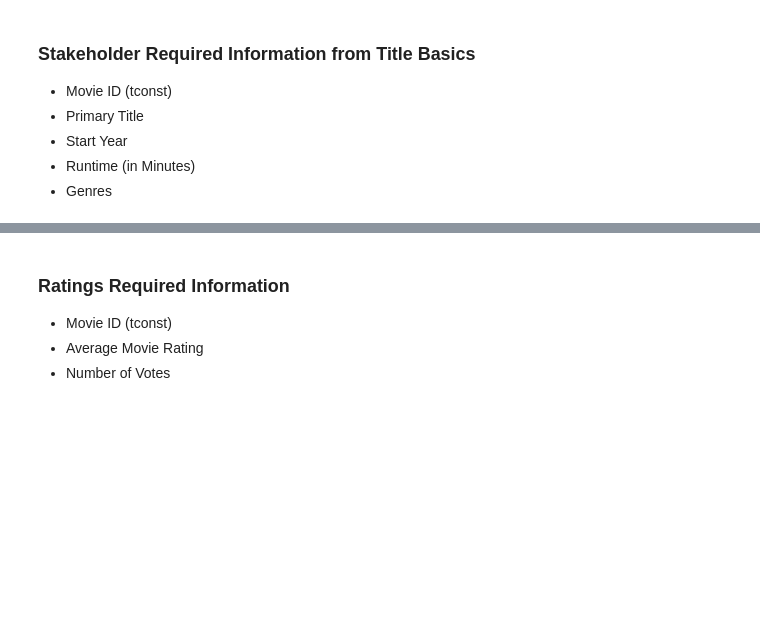
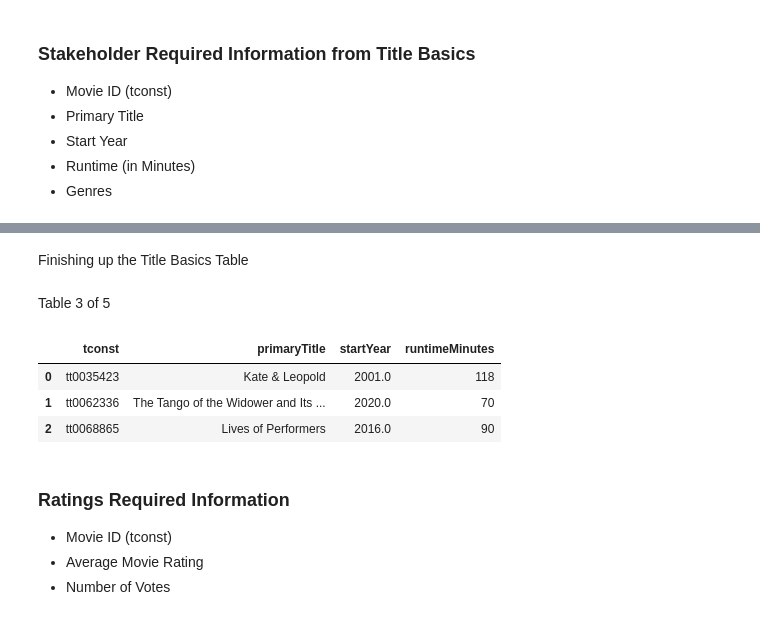
Before and after one commit to daisy-rivera/Movie-Analysis, a Jupyter notebook: Movies Project Pt 3.3 - Create SQL Database.ipynb, the cells around one changed output, grey strips where cells are left out. Saved outputs shown, nothing was run; the diff lists cells and outputs as text; code cells hidden in the pictures; blank space fills up the shorter version.

```diff
--- a/Movies Project Pt 3.3 - Create SQL Database.ipynb
+++ b/Movies Project Pt 3.3 - Create SQL Database.ipynb
@@ -238,6 +253,18 @@ genres.head()
+# %% [markdown]
+Finishing up the Title Basics Table
 # %%
 #drop genres_split and genres from basics column
 basics.drop(columns=['genres_split','genres'],inplace=True)
+# %% [markdown]
+Table 3 of 5
+# %%
+#displaying the final title basics df for the database
+basics.head(3)
+# %% [output]
+|  | tconst | primaryTitle | startYear | runtimeMinutes |
+| 0 | tt0035423 | Kate & Leopold | 2001.0 | 118 |
+| 1 | tt0062336 | The Tango of the Widower and Its ... | 2020.0 | 70 |
+| 2 | tt0068865 | Lives of Performers | 2016.0 | 90 |
 # %% [markdown]
 ### Ratings Required Information
 
```
Also changed, not shown: parts of 54 cells of this notebook.
